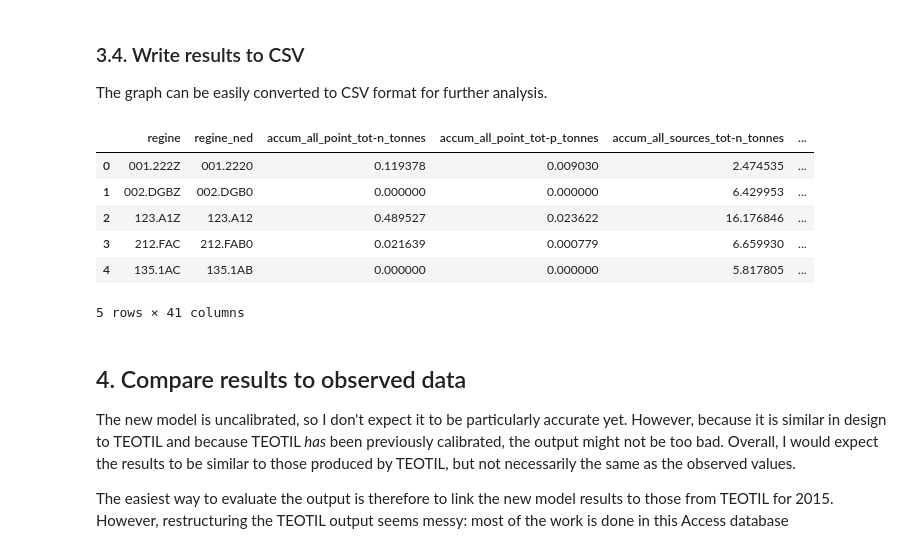
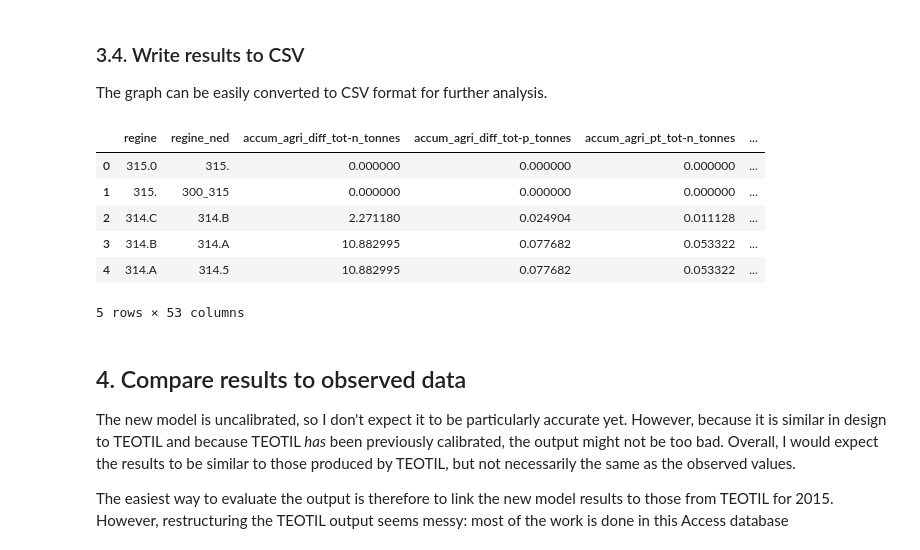
Before and after one commit to JamesSample/rid, a Jupyter notebook: notebooks/nope_model.ipynb, the cells around one changed output. Drawn from its saved outputs; the diff is of its cells as text; code cells hidden in the pictures.

```diff
--- a/notebooks/nope_model.ipynb
+++ b/notebooks/nope_model.ipynb
@@ -18,14 +19,3 @@ This notebook illustrates the basic usage of a simple export coefficient model b
 Note that the model here is still pretty rough and will require further development and debugging before being applied in practice. The aim here is simply to investigate whether a TEOTIL-like model can be implemented easily in Python.
 
 **Update 24/08/2017:** I have now added a function to make it easier to generate model input files for the RID programme. All the key datasets (discharge, point sources, agricultural land use coefficients etc.) must first be pre-processed and added to RESA2 - see [this notebook](http://nbviewer.jupyter.org/github/JamesSample/rid/blob/master/notebooks/prepare_teotil_inputs.ipynb) for details (although this can now be tidied up a lot, as I'm no longer planning to use TEOTIL).
-# %%
-# Import model
-nope_path = (r'C:\Data\James_Work\Staff\Oeyvind_K\Elveovervakingsprogrammet'
-             r'\Python\rid\notebooks\nope.py')
-nope = imp.load_source('nope', nope_path)
-
-# Connect to db
-resa2_basic_path = (r'C:\Data\James_Work\Staff\Heleen_d_W\ICP_Waters\Upload_Template'
-                    r'\useful_resa2_code.py')
-resa2_basic = imp.load_source('useful_resa2_code', resa2_basic_path)
-engine, conn = resa2_basic.connect_to_resa2()
@@ -63,8 +49,7 @@ The new model is very easy to run: ***either*** point it to the input CSV create
 # %%
 %%time
 # Input file (see previous notebook)
-in_csv = (r'C:\Data\James_Work\Staff\Oeyvind_K\Elveovervakingsprogrammet'
-          r'\NOPE\nope_input_data_2015.csv')
+in_csv = f'../../../NOPE/NOPE_Annual_Inputs/nope_input_data_{year}.csv'
 
 # Run model
 g = nope.run_nope(in_csv, par_list)
@@ -134,19 +118,18 @@ fig = nope.make_map(g, stat='local', quant='runoff_mm/yr', sqrt=False,
 The graph can be easily converted to CSV format for further analysis.
 # %%
 # Save results as csv
-out_csv = (r'C:\Data\James_Work\Staff\Oeyvind_K\Elveovervakingsprogrammet'
-           r'\NOPE\nope_results_2015.csv')
+out_csv = r'../../../NOPE/NOPE_Annual_Outputs/nope_results_2015.csv'
 df = nope.model_to_dataframe(g, out_path=out_csv)
 
 df.head()
 # %% [output]
-|  | regine | regine_ned | accum_all_point_tot-n_tonnes | accum_all_point_tot-p_tonnes | accum_all_sources_tot-n_tonnes | ... |
-| 0 | 001.222Z | 001.2220 | 0.119378 | 0.009030 | 2.474535 | ... |
-| 1 | 002.DGBZ | 002.DGB0 | 0.000000 | 0.000000 | 6.429953 | ... |
-| 2 | 123.A1Z | 123.A12 | 0.489527 | 0.023622 | 16.176846 | ... |
-| 3 | 212.FAC | 212.FAB0 | 0.021639 | 0.000779 | 6.659930 | ... |
-| 4 | 135.1AC | 135.1AB | 0.000000 | 0.000000 | 5.817805 | ... |
+|  | regine | regine_ned | accum_agri_diff_tot-n_tonnes | accum_agri_diff_tot-p_tonnes | accum_agri_pt_tot-n_tonnes | ... |
+| 0 | 315.0 | 315. | 0.000000 | 0.000000 | 0.000000 | ... |
+| 1 | 315. | 300_315 | 0.000000 | 0.000000 | 0.000000 | ... |
+| 2 | 314.C | 314.B | 2.271180 | 0.024904 | 0.011128 | ... |
+| 3 | 314.B | 314.A | 10.882995 | 0.077682 | 0.053322 | ... |
+| 4 | 314.A | 314.5 | 10.882995 | 0.077682 | 0.053322 | ... |
-5 rows × 41 columns
+5 rows × 53 columns
 # %% [markdown]
 ## 4. Compare results to observed data
 
```
Also changed, not shown: parts of 11 cells of this notebook, 21 other files.
